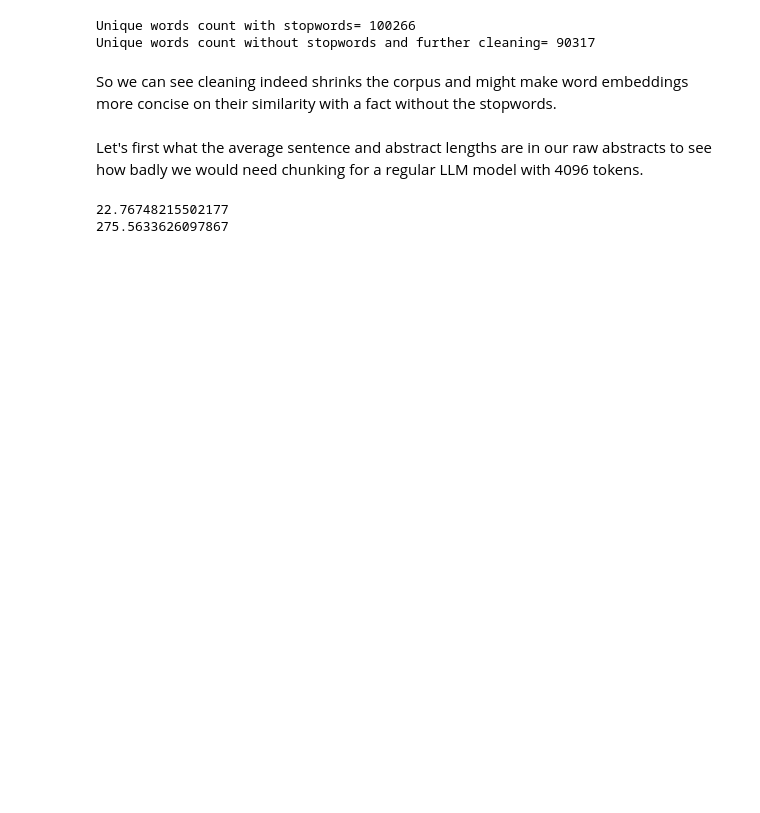
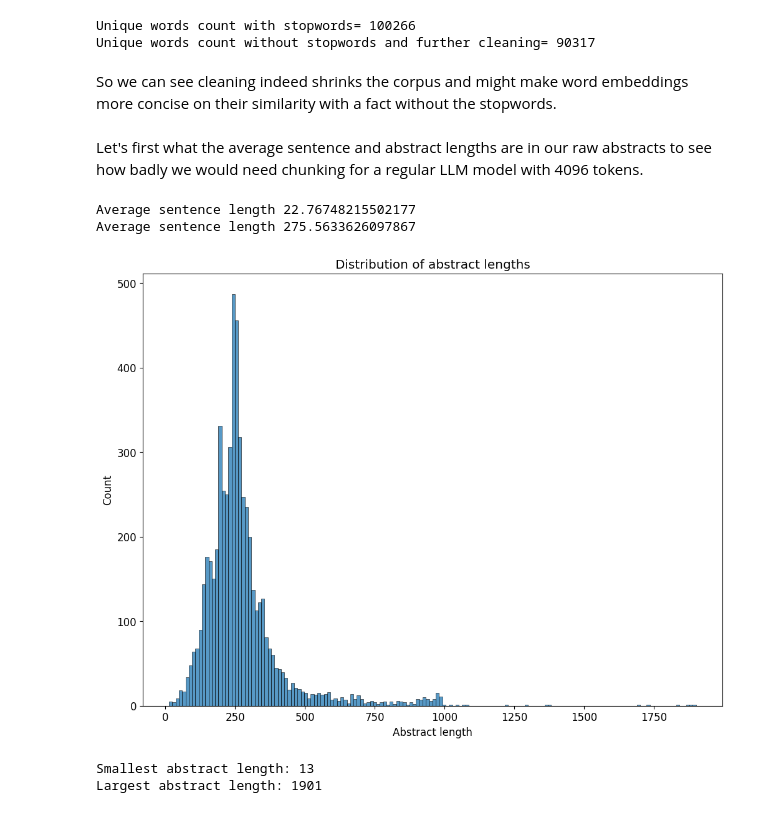
Before and after one commit to SuleymanIII/LLM-Justification, a Jupyter notebook: Project.ipynb, the cells around one changed output. Cells and saved outputs as stored; diff of their text form; code cells hidden in the pictures; blank space fills up the shorter version.

```diff
--- a/Project.ipynb
+++ b/Project.ipynb
@@ -264,8 +293,27 @@ avg_abstract_length = total_abstract_length / row_count
 avg_sentence_length = total_sentence_length / sentence_count
 
 
-print(avg_sentence_length)
-print(avg_abstract_length)
+print("Average sentence length " + str(avg_sentence_length))
+print("Average abstract "+ str(avg_abstract_length))
 # %% [output]
-22.76748215502177
-275.5633626097867
+Average sentence length 22.76748215502177
+Average sentence length 275.5633626097867
+# %%
+abstract_lengths = [len(abstract.split()) for abstract in data['Abstract']]
+
+sns.histplot(abstract_lengths)
+plt.title("Distribution of abstract lengths")
+plt.xlabel("Abstract length")
+plt.ylabel("Count")
+plt.show()
+# %% [output]
+[figure, added]
+# %%
+abstract_lengths.sort()
+largest = abstract_lengths[len(abstract_lengths) -1]
+smallest = abstract_lengths[0]
+print("Smallest abstract length: " + str(smallest))
+print("Largest abstract length: " + str(largest))
+# %% [output]
+Smallest abstract length: 13
+Largest abstract length: 1901
```
Also changed, not shown: parts of 8 cells of this notebook.
